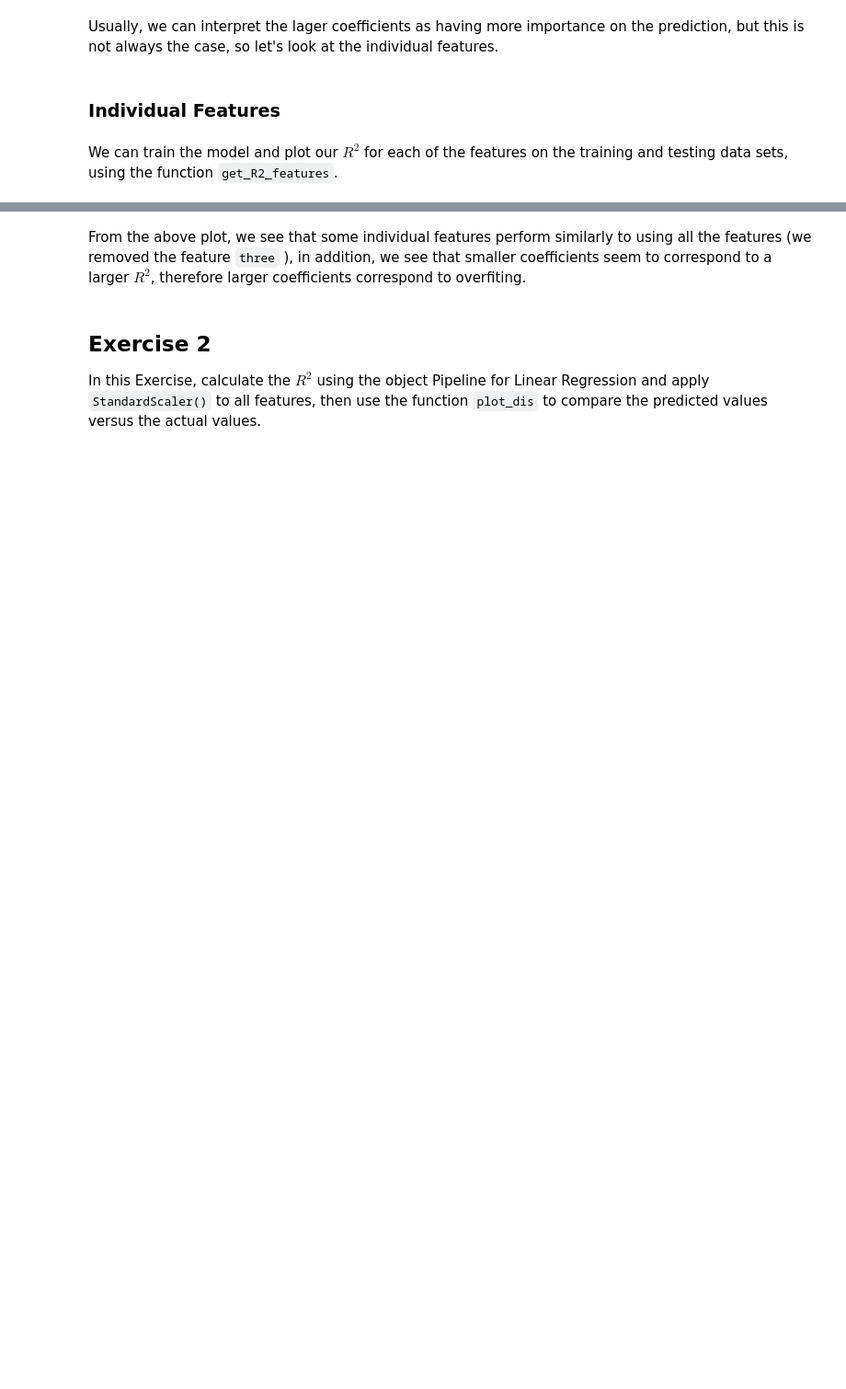
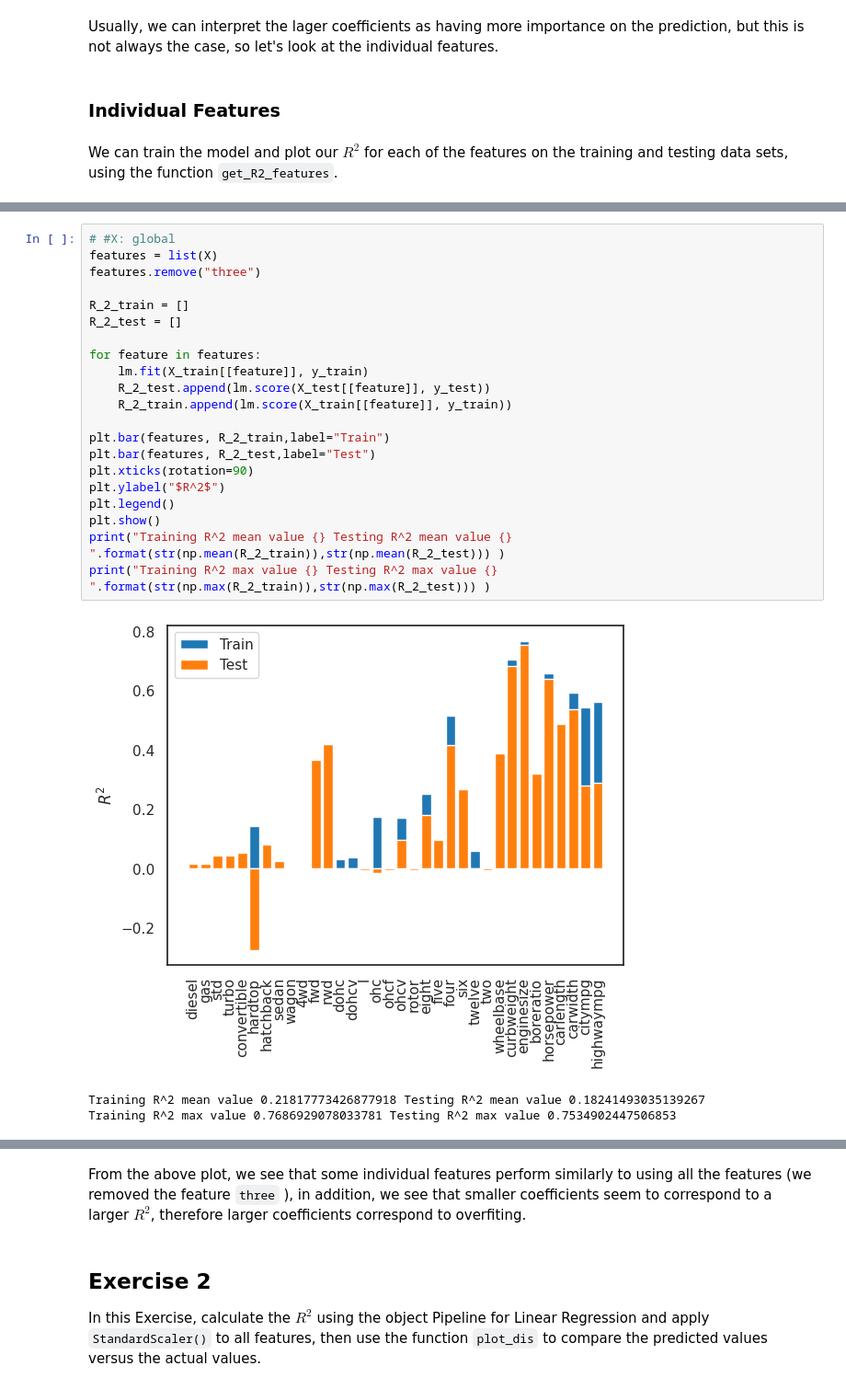
Before and after one commit to htetaunglynn94/coursera, a Jupyter notebook: ibm_ml_series/supervised_ml/module_2/holab_2_polynomial_regression.ipynb, the cells around one changed output, grey strips where cells are left out. Shown at 92% size. Drawn from its saved outputs; the diff is of its cells as text; blank space fills up the shorter version.

```diff
--- a/ibm_ml_series/supervised_ml/module_2/holab_2_polynomial_regression.ipynb
+++ b/ibm_ml_series/supervised_ml/module_2/holab_2_polynomial_regression.ipynb
@@ -257,2 +389,27 @@ We can train the model and plot our $R^2$ for each of the features on the traini
+# %%
+# #X: global
+features = list(X)
+features.remove("three")
+
+R_2_train = []
+R_2_test = []
+
+for feature in features:
+    lm.fit(X_train[[feature]], y_train)
+    R_2_test.append(lm.score(X_test[[feature]], y_test))
+    R_2_train.append(lm.score(X_train[[feature]], y_train))
+
+plt.bar(features, R_2_train,label="Train")
+plt.bar(features, R_2_test,label="Test")
+plt.xticks(rotation=90)
+plt.ylabel("$R^2$")
+plt.legend()
+plt.show()
+print("Training R^2 mean value {} Testing R^2 mean value {} ".format(str(np.mean(R_2_train)),str(np.mean(R_2_test))) )
+print("Training R^2 max value {} Testing R^2 max value {} ".format(str(np.max(R_2_train)),str(np.max(R_2_test))) )
+# %% [output]
+[figure, added]
+Training R^2 mean value 0.21817773426877918 Testing R^2 mean value 0.18241493035139267
+Training R^2 max value 0.7686929078033781 Testing R^2 max value 0.7534902447506853
 # %%
 get_R2_features(lm)
```
Also changed, not shown: parts of 46 cells of this notebook.
